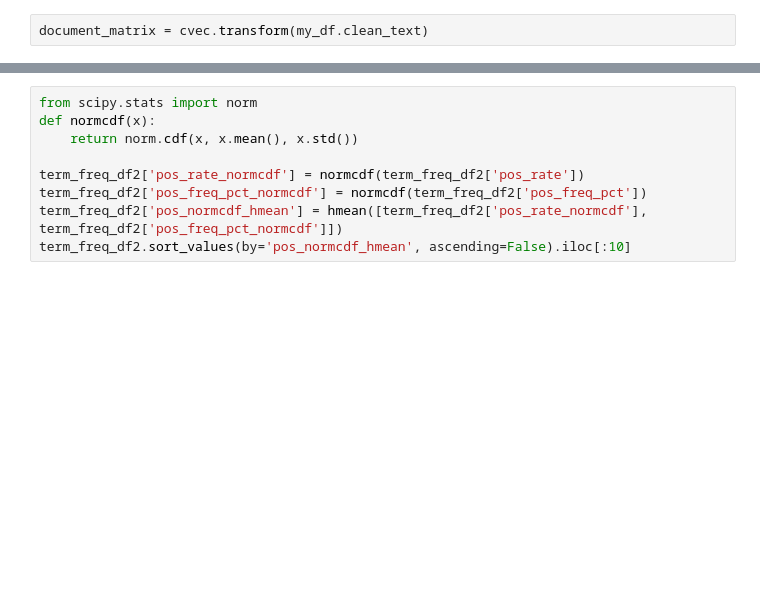
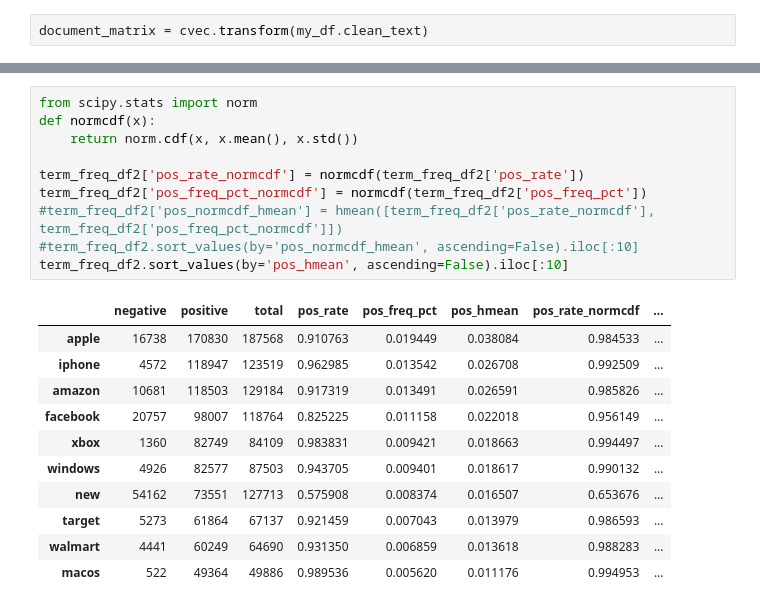
Before and after one commit to phpinto/social_media_sentiment_analysis_to_predict_stock_prices, a Jupyter notebook: api_calls/python/Jupyeter Notebooks/Term_frequency.ipynb, the cells around one changed output, grey strips where cells are left out. Cells and saved outputs as stored; diff of their text form; blank space fills up the shorter version.

```diff
--- a/api_calls/python/Jupyeter Notebooks/Term_frequency.ipynb
+++ b/api_calls/python/Jupyeter Notebooks/Term_frequency.ipynb
@@ -95,12 +195,25 @@ term_freq_df2.sort_values(by='pos_hmean', ascending=False).iloc[:10]
 # %%
 from scipy.stats import norm
 def normcdf(x):
     return norm.cdf(x, x.mean(), x.std())
 
 term_freq_df2['pos_rate_normcdf'] = normcdf(term_freq_df2['pos_rate'])
 term_freq_df2['pos_freq_pct_normcdf'] = normcdf(term_freq_df2['pos_freq_pct'])
-term_freq_df2['pos_normcdf_hmean'] = hmean([term_freq_df2['pos_rate_normcdf'], term_freq_df2['pos_freq_pct_normcdf']])
-term_freq_df2.sort_values(by='pos_normcdf_hmean', ascending=False).iloc[:10]
+#term_freq_df2['pos_normcdf_hmean'] = hmean([term_freq_df2['pos_rate_normcdf'], term_freq_df2['pos_freq_pct_normcdf']])
+#term_freq_df2.sort_values(by='pos_normcdf_hmean', ascending=False).iloc[:10]
+term_freq_df2.sort_values(by='pos_hmean', ascending=False).iloc[:10]
+# %% [output]
+|  | negative | positive | total | pos_rate | pos_freq_pct | pos_hmean | pos_rate_normcdf | ... |
+| apple | 16738 | 170830 | 187568 | 0.910763 | 0.019449 | 0.038084 | 0.984533 | ... |
+| iphone | 4572 | 118947 | 123519 | 0.962985 | 0.013542 | 0.026708 | 0.992509 | ... |
+| amazon | 10681 | 118503 | 129184 | 0.917319 | 0.013491 | 0.026591 | 0.985826 | ... |
+| facebook | 20757 | 98007 | 118764 | 0.825225 | 0.011158 | 0.022018 | 0.956149 | ... |
+| xbox | 1360 | 82749 | 84109 | 0.983831 | 0.009421 | 0.018663 | 0.994497 | ... |
+| windows | 4926 | 82577 | 87503 | 0.943705 | 0.009401 | 0.018617 | 0.990132 | ... |
+| new | 54162 | 73551 | 127713 | 0.575908 | 0.008374 | 0.016507 | 0.653676 | ... |
+| target | 5273 | 61864 | 67137 | 0.921459 | 0.007043 | 0.013979 | 0.986593 | ... |
+| walmart | 4441 | 60249 | 64690 | 0.931350 | 0.006859 | 0.013618 | 0.988283 | ... |
+| macos | 522 | 49364 | 49886 | 0.989536 | 0.005620 | 0.011176 | 0.994953 | ... |
 # %%
 term_freq_df2['neg_rate'] = term_freq_df2['negative'] * 1./term_freq_df2['total']
 term_freq_df2['neg_freq_pct'] = term_freq_df2['negative'] * 1./term_freq_df2['negative'].sum()
```
Also changed, not shown: parts of 17 cells of this notebook.
